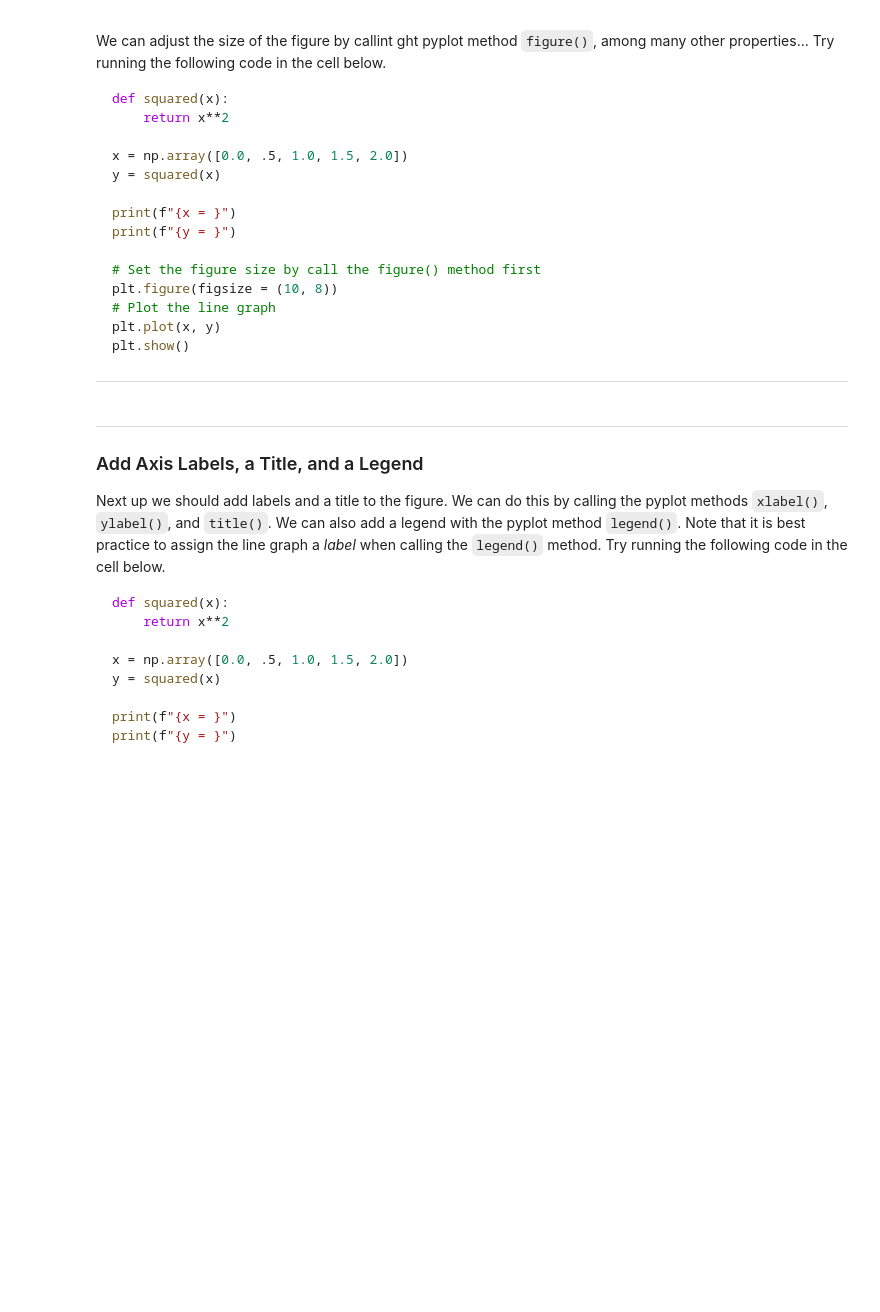
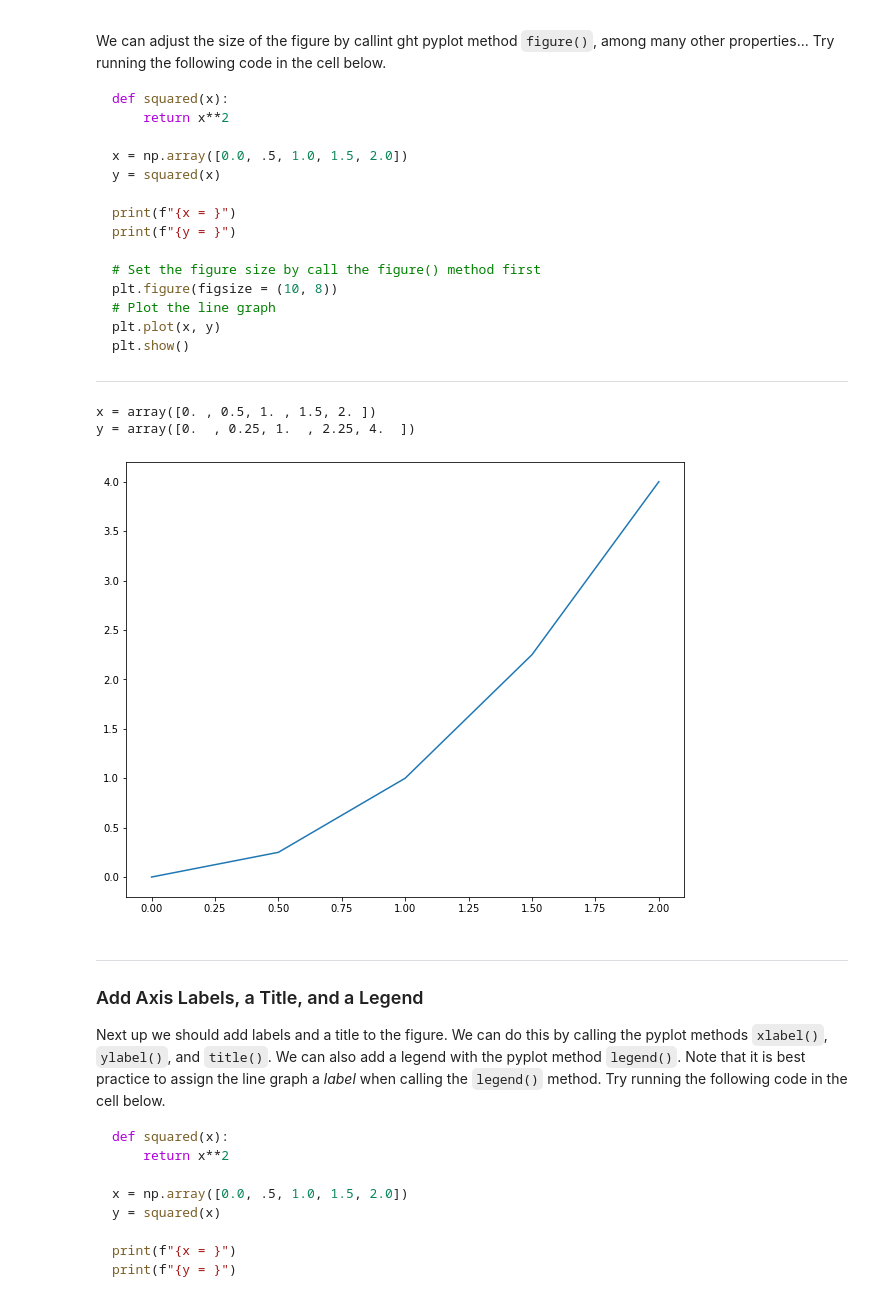
Before and after one commit to RandyRDavila/Data_Science_and_Machine_Learning_Spring_2022, a Jupyter notebook: Lecture_Two/Python_Part_8_Matplotlib.ipynb, the cells around one changed output. Drawn from its saved outputs; the diff is of its cells as text; code cells hidden in the pictures; blank space fills up the shorter version.

```diff
--- a/Lecture_Two/Python_Part_8_Matplotlib.ipynb
+++ b/Lecture_Two/Python_Part_8_Matplotlib.ipynb
@@ -54,6 +73,19 @@ plt.show()
 
 
 ---
+# %%
+print(f"{x = }")
+print(f"{y = }")
+
+# Set the figure size by call the figure() method first
+plt.figure(figsize = (10, 8))
+# Plot the line graph
+plt.plot(x, y)
+plt.show()
+# %% [output]
+x = array([0. , 0.5, 1. , 1.5, 2. ])
+y = array([0.  , 0.25, 1.  , 2.25, 4.  ])
+[figure, added]
 # %% [markdown]
 ---
 
```
Also changed, not shown: parts of 5 cells of this notebook, 1 other file.
